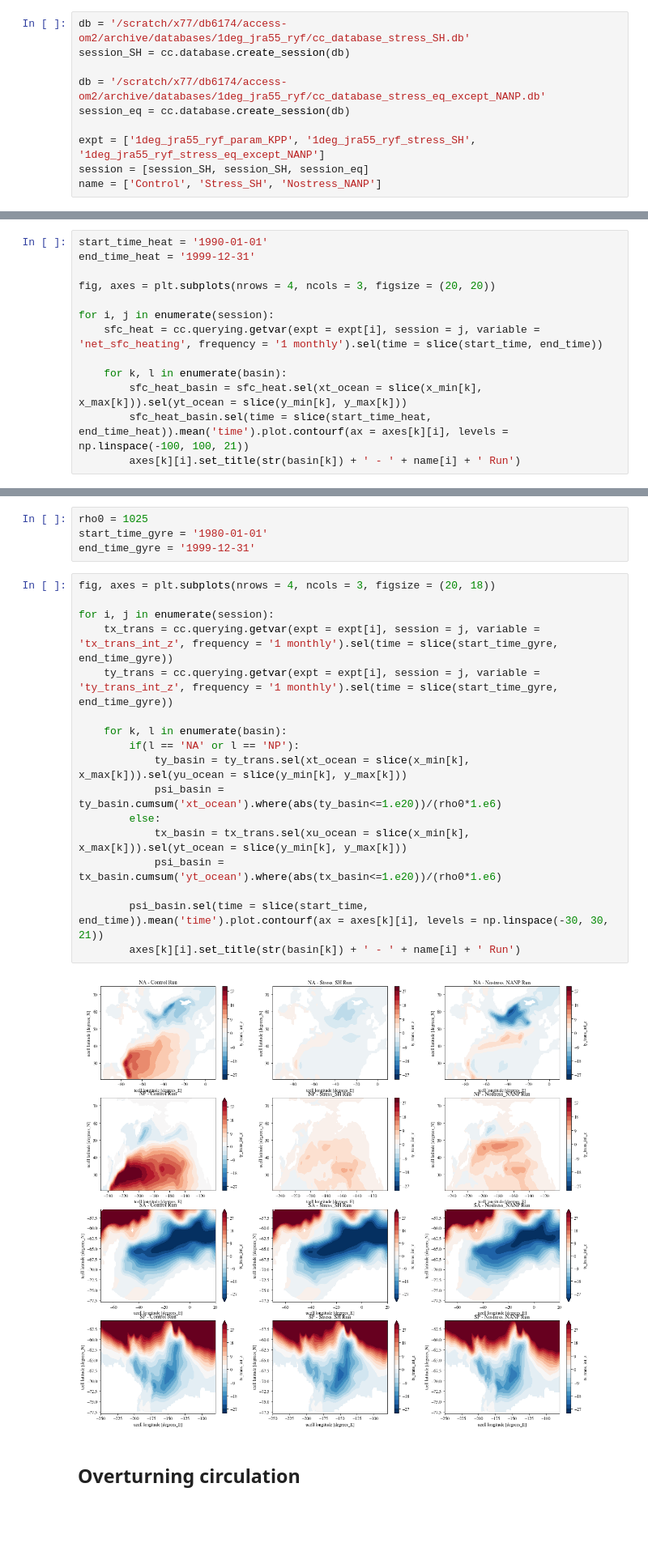
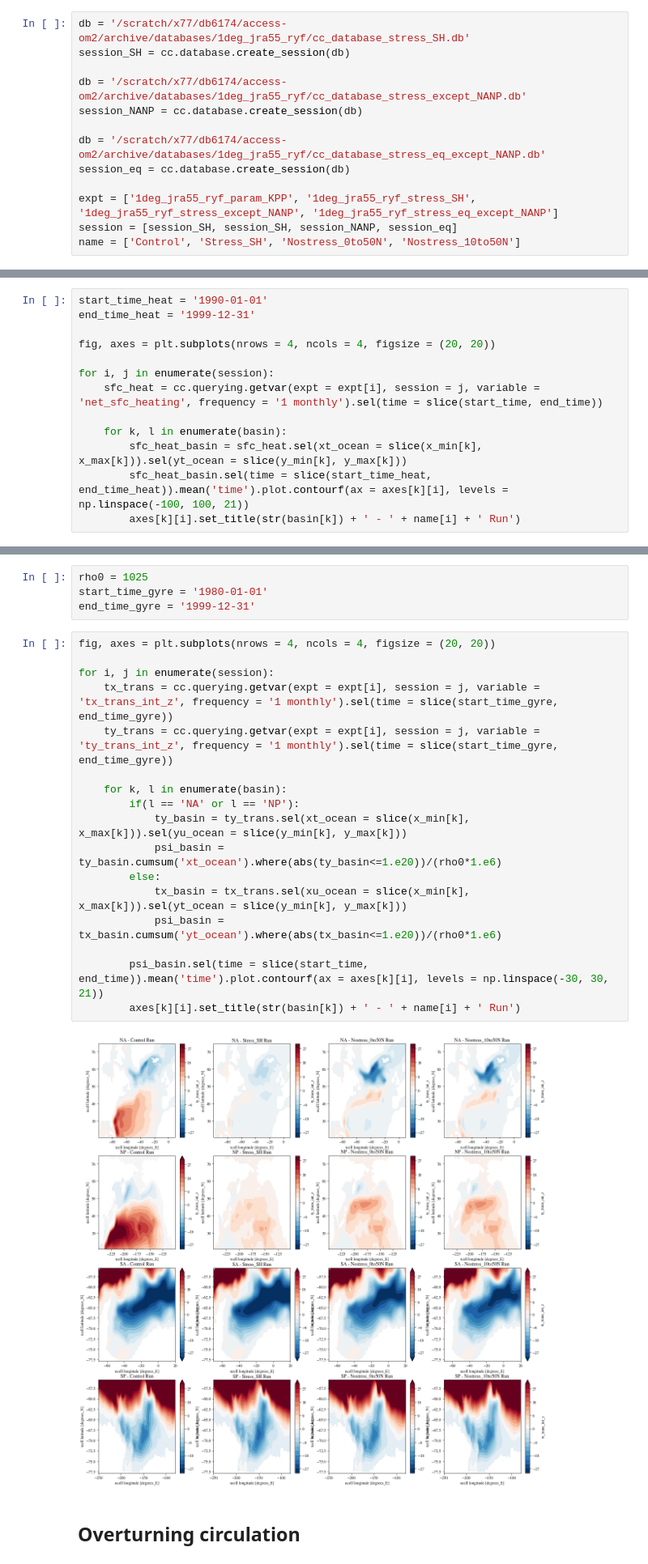
Before and after one commit to dhruvbhagtani/sfc-perturbation-expts, a Jupyter notebook: Stress_eq_except_NANP/Diagnostics.ipynb, the cells around one changed output, grey strips where cells are left out. Shown at 81% size. Drawn from its saved outputs; the diff is of its cells as text; blank space fills up the shorter version.

```diff
--- a/Stress_eq_except_NANP/Diagnostics.ipynb
+++ b/Stress_eq_except_NANP/Diagnostics.ipynb
@@ -39,12 +39,15 @@ client
 db = '/scratch/x77/db6174/access-om2/archive/databases/1deg_jra55_ryf/cc_database_stress_SH.db'
 session_SH = cc.database.create_session(db)
 
+db = '/scratch/x77/db6174/access-om2/archive/databases/1deg_jra55_ryf/cc_database_stress_except_NANP.db'
+session_NANP = cc.database.create_session(db)
+
 db = '/scratch/x77/db6174/access-om2/archive/databases/1deg_jra55_ryf/cc_database_stress_eq_except_NANP.db'
 session_eq = cc.database.create_session(db)
 
-expt = ['1deg_jra55_ryf_param_KPP', '1deg_jra55_ryf_stress_SH', '1deg_jra55_ryf_stress_eq_except_NANP']
-session = [session_SH, session_SH, session_eq]
-name = ['Control', 'Stress_SH', 'Nostress_NANP']
+expt = ['1deg_jra55_ryf_param_KPP', '1deg_jra55_ryf_stress_SH', '1deg_jra55_ryf_stress_except_NANP', '1deg_jra55_ryf_stress_eq_except_NANP']
+session = [session_SH, session_SH, session_NANP, session_eq]
+name = ['Control', 'Stress_SH', 'Nostress_0to50N', 'Nostress_10to50N']
 # %%
 start_time = '1900-01-01'
 end_time = '1999-12-31'
@@ -178,7 +184,7 @@ for i, j in enumerate(session):
 start_time_heat = '1990-01-01'
 end_time_heat = '1999-12-31'
 
-fig, axes = plt.subplots(nrows = 4, ncols = 3, figsize = (20, 20))
+fig, axes = plt.subplots(nrows = 4, ncols = 4, figsize = (20, 20))
 
 for i, j in enumerate(session):
     sfc_heat = cc.querying.getvar(expt = expt[i], session = j, variable = 'net_sfc_heating', frequency = '1 monthly').sel(time = slice(start_time, end_time))
@@ -247,24 +253,24 @@ rho0 = 1025
 start_time_gyre = '1980-01-01'
 end_time_gyre = '1999-12-31'
 # %%
-fig, axes = plt.subplots(nrows = 4, ncols = 3, figsize = (20, 18))
+fig, axes = plt.subplots(nrows = 4, ncols = 4, figsize = (20, 20))
 
 for i, j in enumerate(session):
     tx_trans = cc.querying.getvar(expt = expt[i], session = j, variable = 'tx_trans_int_z', frequency = '1 monthly').sel(time = slice(start_time_gyre, end_time_gyre))
     ty_trans = cc.querying.getvar(expt = expt[i], session = j, variable = 'ty_trans_int_z', frequency = '1 monthly').sel(time = slice(start_time_gyre, end_time_gyre))
 
     for k, l in enumerate(basin):
         if(l == 'NA' or l == 'NP'):
             ty_basin = ty_trans.sel(xt_ocean = slice(x_min[k], x_max[k])).sel(yu_ocean = slice(y_min[k], y_max[k]))
             psi_basin = ty_basin.cumsum('xt_ocean').where(abs(ty_basin<=1.e20))/(rho0*1.e6)
         else:
             tx_basin = tx_trans.sel(xu_ocean = slice(x_min[k], x_max[k])).sel(yt_ocean = slice(y_min[k], y_max[k]))
             psi_basin = tx_basin.cumsum('yt_ocean').where(abs(tx_basin<=1.e20))/(rho0*1.e6)
 
         psi_basin.sel(time = slice(start_time, end_time)).mean('time').plot.contourf(ax = axes[k][i], levels = np.linspace(-30, 30, 21))
         axes[k][i].set_title(str(basin[k]) + ' - ' + name[i] + ' Run')
 # %% [output]
-[figure, old version]
+[figure, new version]
 # %% [markdown]
 ## Overturning circulation
 # %%
```
Also changed, not shown: parts of 19 cells of this notebook.
